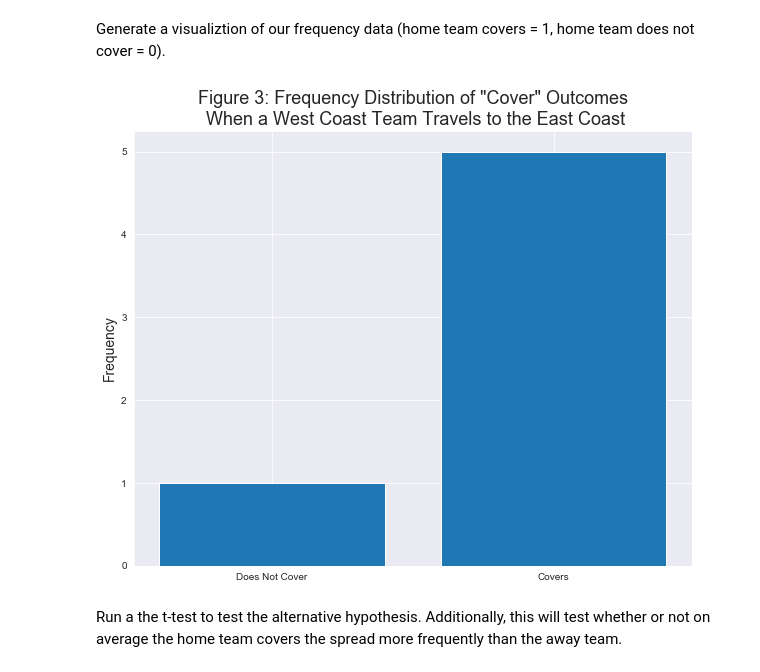
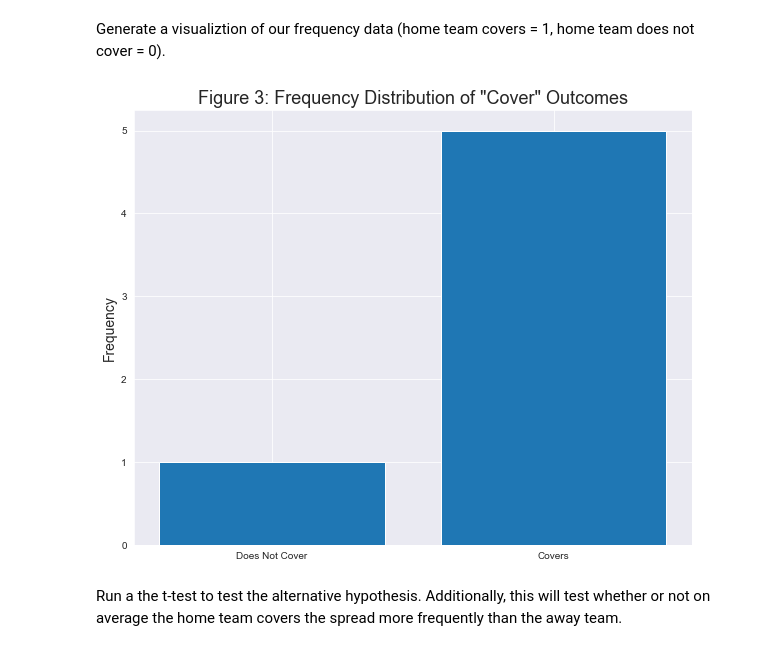
Before and after one commit to jprinfret/home_field_advantage, a Jupyter notebook: evaluating_home_field_advantage.ipynb, the cells around one changed output. Drawn from its saved outputs; the diff is of its cells as text; code cells hidden in the pictures.

Commit message:
fixed titles of graphs

```diff
--- a/evaluating_home_field_advantage.ipynb
+++ b/evaluating_home_field_advantage.ipynb
@@ -873,14 +873,14 @@ Generate a visualiztion of our frequency data (home team covers = 1, home team d
 # %%
 x_data = ['Does Not Cover', 'Covers']
 y_data = [1, 5]
 
 fig3 = plt.figure(figsize=(10,8))
 ax3 = fig3.add_subplot(111);
 ax3.bar(x_data, y_data);
-ax3.set_title('Figure 3: Frequency Distribution of "Cover" Outcomes\n When a West Coast Team Travels to the East Coast', {'fontsize' : 18})
+ax3.set_title('Figure 3: Frequency Distribution of "Cover" Outcomes', {'fontsize' : 18})
 ax3.set_ylabel('Frequency', {'fontsize' : 14});
 # %% [output]
-[figure, old version]
+[figure, new version]
 # %% [markdown]
 Run a the t-test to test the alternative hypothesis. Additionally, this will test whether or not on average the home team covers the spread more frequently than the away team.
 # %%
```
Also changed, not shown: parts of 2 cells of this notebook.
